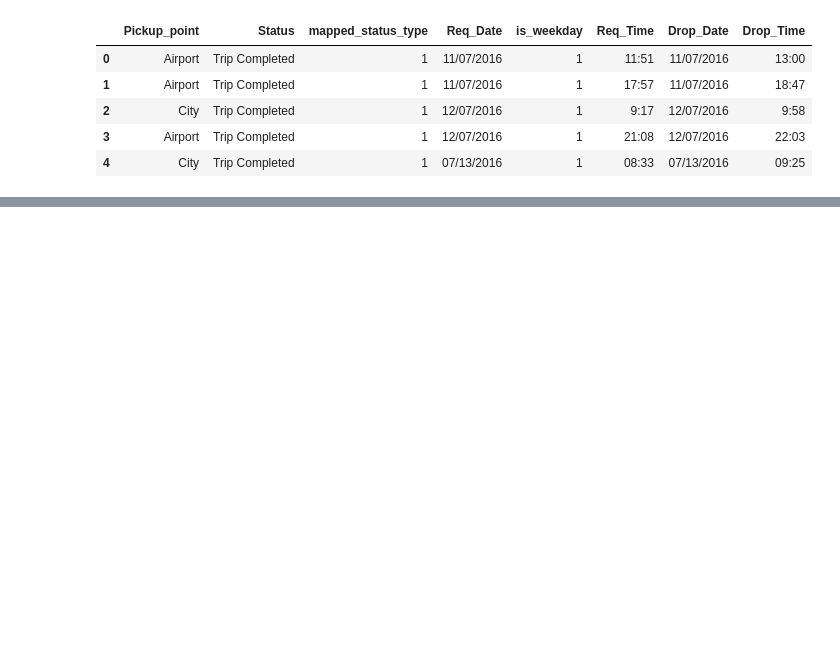
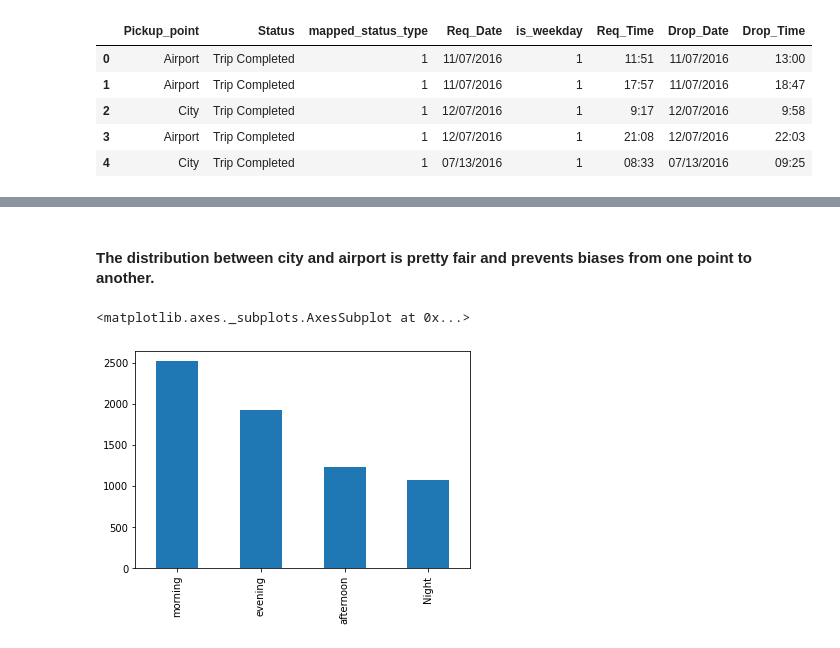
Before and after one commit to pmurthy98a89/UberRequestStatusML, a Jupyter notebook: Final Assignment Prep.ipynb, the cells around one changed output, grey strips where cells are left out. Cells and saved outputs as stored; diff of their text form; code cells hidden in the pictures; blank space fills up the shorter version.

```diff
--- a/Final Assignment Prep.ipynb
+++ b/Final Assignment Prep.ipynb
@@ -384,0 +392,7 @@ df.head()
+# %% [markdown]
+#### The distribution between city and airport is pretty fair and prevents biases from one point to another.
+# %%
+df['Req_TOD'].value_counts().plot(kind='bar')
+# %% [output]
+<matplotlib.axes._subplots.AxesSubplot at 0x...>
+[figure, added]
```
Also changed, not shown: parts of 9 cells of this notebook.
